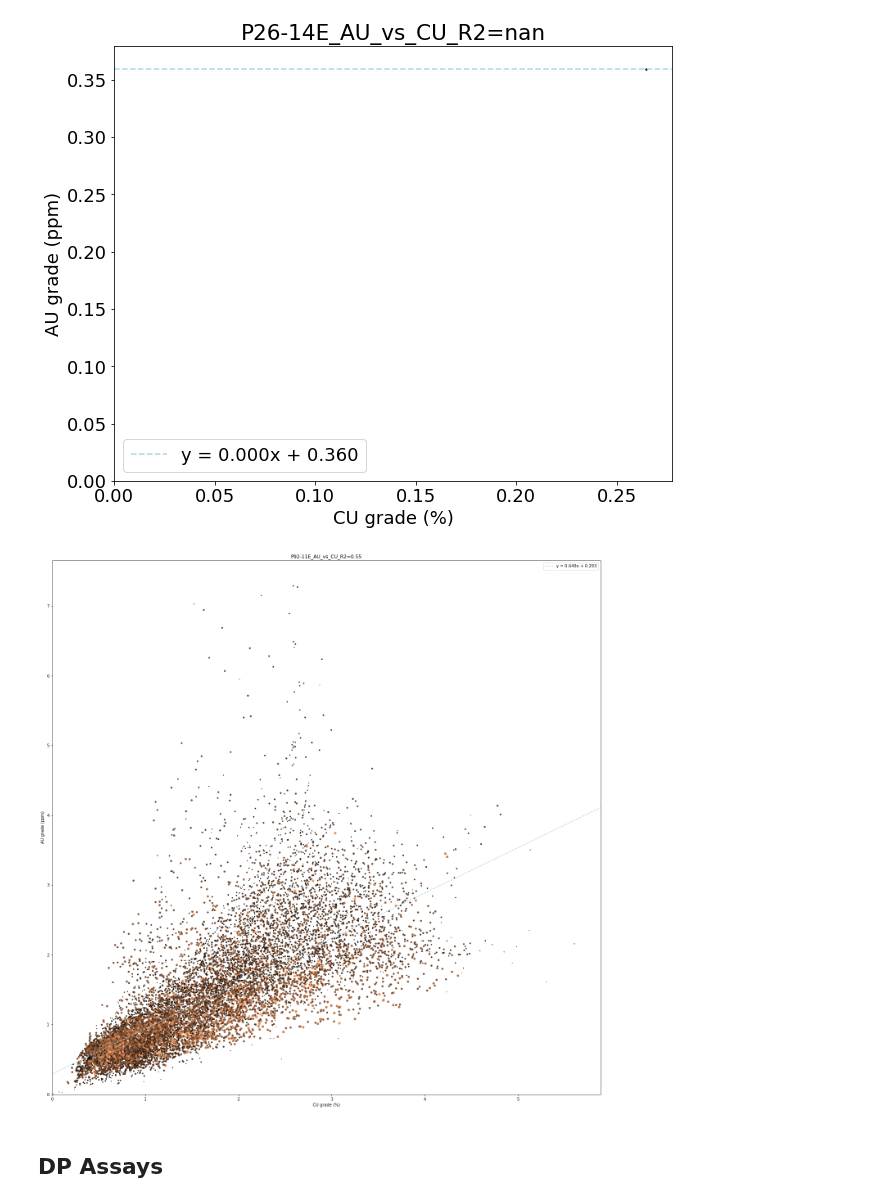
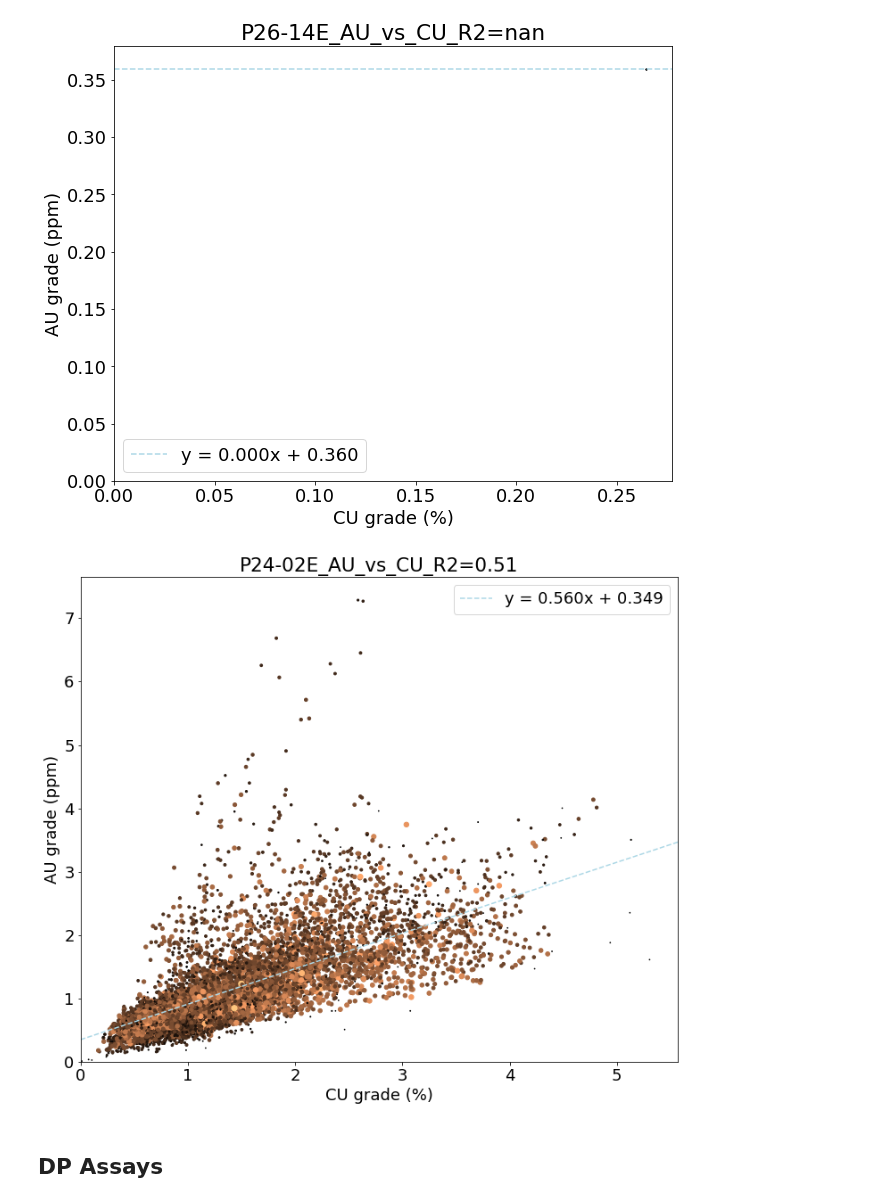
Before and after one commit to jouytrew/masters_pfti, a Jupyter notebook: notebooks/grade_analysis_compare_dp_pcbc.ipynb, the cells around one changed output. Cells and saved outputs as stored; diff of their text form; code cells hidden in the pictures.

```diff
--- a/notebooks/grade_analysis_compare_dp_pcbc.ipynb
+++ b/notebooks/grade_analysis_compare_dp_pcbc.ipynb
@@ -132,40 +131,23 @@ for dhid in pcbc_dhids:
 # %% [output]
 [figure]
 # %%
-for dhid in assay_dhids:
-    w, x, y = assay_groups[dhid]
+# Perform the same code but for the master dataset
 
-    ax.cla()
-    r2 = plot_au_vs_cu(ax, w, x, y, dhid=dhid)
+fig = plt.figure()
+fig.set_size_inches(12, 10)
+ax = fig.add_subplot()
 
-    if SAVE:
-        save_loc = output_dir + f'{dhid}/'
-        if not os.path.exists(save_loc):
-            os.makedirs(save_loc)
-        fig.savefig(save_loc + f'{dhid}_DP_R2={r2:.2f}.svg', format='svg')
+w, x, y = pcbc_df['weight'], pcbc_df['CU'], pcbc_df['AU']
+
+ax.cla()
+r2 = plot_au_vs_cu(ax, w, x, y, dhid=dhid, min_s=0.5, max_s=38)
+
+if SAVE:
+    save_loc = output_dir + f'master/'
+    if not os.path.exists(save_loc):
+        os.makedirs(save_loc)
+    fig.savefig(save_loc + f'master_PCBC_R2={r2:.2f}.svg', format='svg')
+# %% [output]
+[figure, added]
-# %%
-# Perform the same code but for the master dataset
-
-fig = plt.figure()
-fig.set_size_inches(24, 24)
-ax = fig.add_subplot()
-
-
-w, x, y = clean_data(
-    pd.Series(draw_tons.to_numpy().flatten()),
-    pd.Series(cu_pcbc.to_numpy().flatten()),
-    pd.Series(au_pcbc.to_numpy().flatten())
-)
-
-ax.cla()
-r2 = plot_au_vs_cu(ax, w, x, y, dhid=dhid, min_s=0.5, max_s=38)
-
-if SAVE:
-    save_loc = output_dir + f'master/'
-    if not os.path.exists(save_loc):
-        os.makedirs(save_loc)
-    fig.savefig(save_loc + f'master_PCBC_R2={r2:.2f}.svg', format='svg')
-# %% [output]
-[figure, removed]
 # %% [markdown]
 ## DP Assays
```
Also changed, not shown: parts of 6 cells of this notebook, 6 other files.
